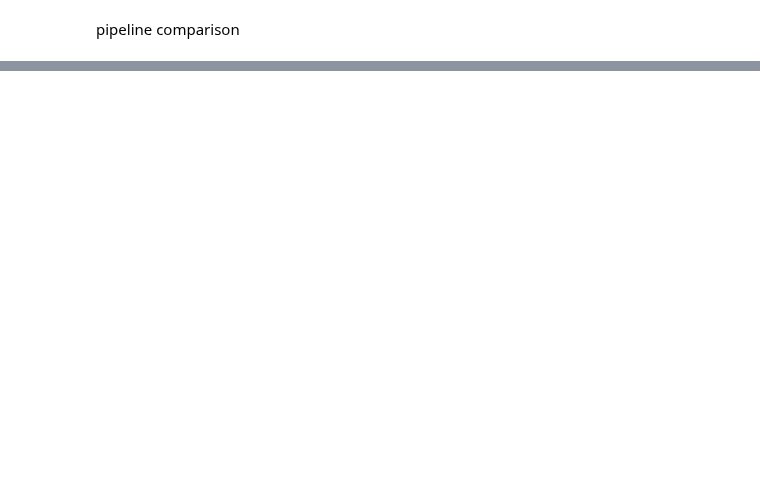
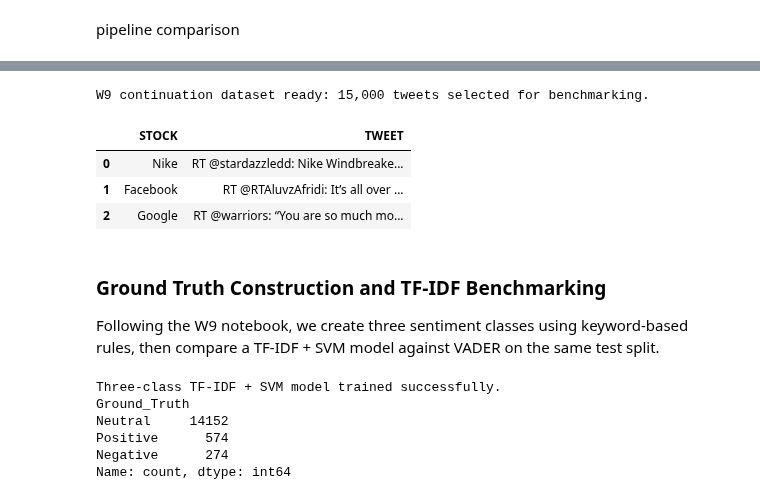
Before and after one commit to hafyze/scm, a Jupyter notebook: Old_Assignment.ipynb, the cells around one changed output, grey strips where cells are left out. Saved outputs shown, nothing was run; the diff lists cells and outputs as text; code cells hidden in the pictures; blank space fills up the shorter version.

```diff
--- a/Old_Assignment.ipynb
+++ b/Old_Assignment.ipynb
@@ -480,0 +775,73 @@ display(tfidf_summary_table)
+# %%
+# --- W9 Step 1: Local Setup and Dataset Preparation ---
+
+import json
+import nltk
+import pandas as pd
+import numpy as np
+
+nltk.download('punkt', quiet=True)
+nltk.download('vader_lexicon', quiet=True)
+
+df_w9 = df[['TWEET', 'STOCK']].copy()
+df_w9['TWEET'] = df_w9['TWEET'].fillna('').astype(str).str.strip()
+df_w9 = df_w9[df_w9['TWEET'] != ''].copy()
+
+sample_size = min(15000, len(df_w9))
+df_w9 = df_w9.sample(n=sample_size, random_state=42).reset_index(drop=True)
+
+print(f'W9 continuation dataset ready: {len(df_w9):,} tweets selected for benchmarking.')
+df_w9[['STOCK', 'TWEET']].head(3)
+# %% [output]
+W9 continuation dataset ready: 15,000 tweets selected for benchmarking.
+|  | STOCK | TWEET |
+| 0 | Nike | RT @stardazzledd: Nike Windbreake... |
+| 1 | Facebook | RT @RTAluvzAfridi: It’s all over ... |
+| 2 | Google | RT @warriors: “You are so much mo... |
+# %% [markdown]
+### Ground Truth Construction and TF-IDF Benchmarking
+
+Following the W9 notebook, we create three sentiment classes using keyword-based rules, then compare a TF-IDF + SVM model against VADER on the same test split.
+# %%
+# --- W9 Step 2: Build 3-Class Labels and Train TF-IDF + SVM ---
+
+from sklearn.feature_extraction.text import TfidfVectorizer
+from sklearn.model_selection import train_test_split
+from sklearn.svm import LinearSVC
+
+tweet_text = df_w9['TWEET'].str.lower()
+conditions = [
+    tweet_text.str.contains('loss|bearish|drop|crash|fear|risk|lawsuit|panic|fall|bad', na=False),
+    tweet_text.str.contains('gain|bullish|surge|profit|growth|recovery|strong|buy|good|great', na=False),
+]
+choices = [0, 2]  # 0 = Negative, 2 = Positive
+df_w9['Ground_Truth'] = np.select(conditions, choices, default=1)
+
+label_counts = pd.Series(df_w9['Ground_Truth']).value_counts()
+stratify_labels = df_w9['Ground_Truth'] if label_counts.min() >= 2 else None
+
+X_train, X_test, y_train, y_test = train_test_split(
+    df_w9['TWEET'],
+    df_w9['Ground_Truth'],
+    test_size=0.20,
+    random_state=42,
+    stratify=stratify_labels
+)
+
+tfidf_vectorizer_w9 = TfidfVectorizer(max_features=2500, stop_words='english')
+X_train_tfidf = tfidf_vectorizer_w9.fit_transform(X_train)
+X_test_tfidf = tfidf_vectorizer_w9.transform(X_test)
+
+svm_model_w9 = LinearSVC(random_state=42)
+svm_model_w9.fit(X_train_tfidf, y_train)
+svm_predictions_w9 = svm_model_w9.predict(X_test_tfidf)
+
+print('Three-class TF-IDF + SVM model trained successfully.')
+print(pd.Series(df_w9['Ground_Truth']).value_counts().rename({0: 'Negative', 1: 'Neutral', 2: 'Positive'}))
+# %% [output]
+Three-class TF-IDF + SVM model trained successfully.
+Ground_Truth
+Neutral     14152
+Positive      574
+Negative      274
+Name: count, dtype: int64
```
Also changed, not shown: parts of 32 cells of this notebook, 3 other files.
